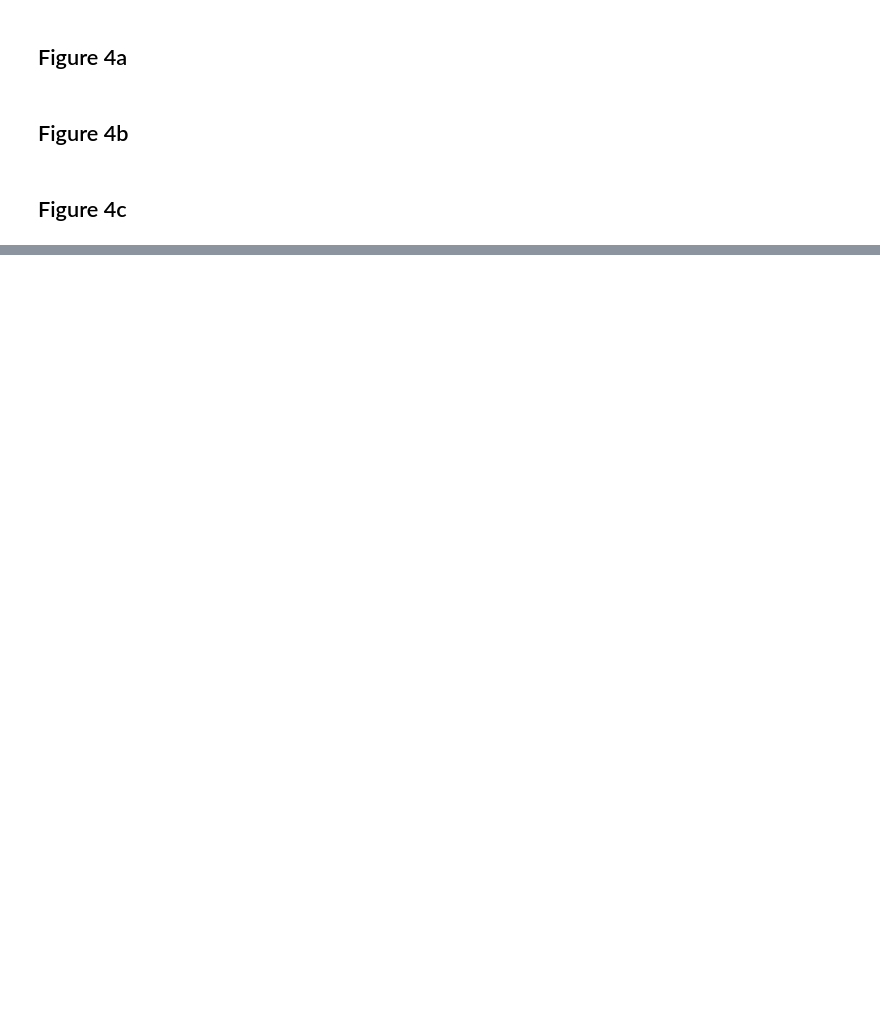
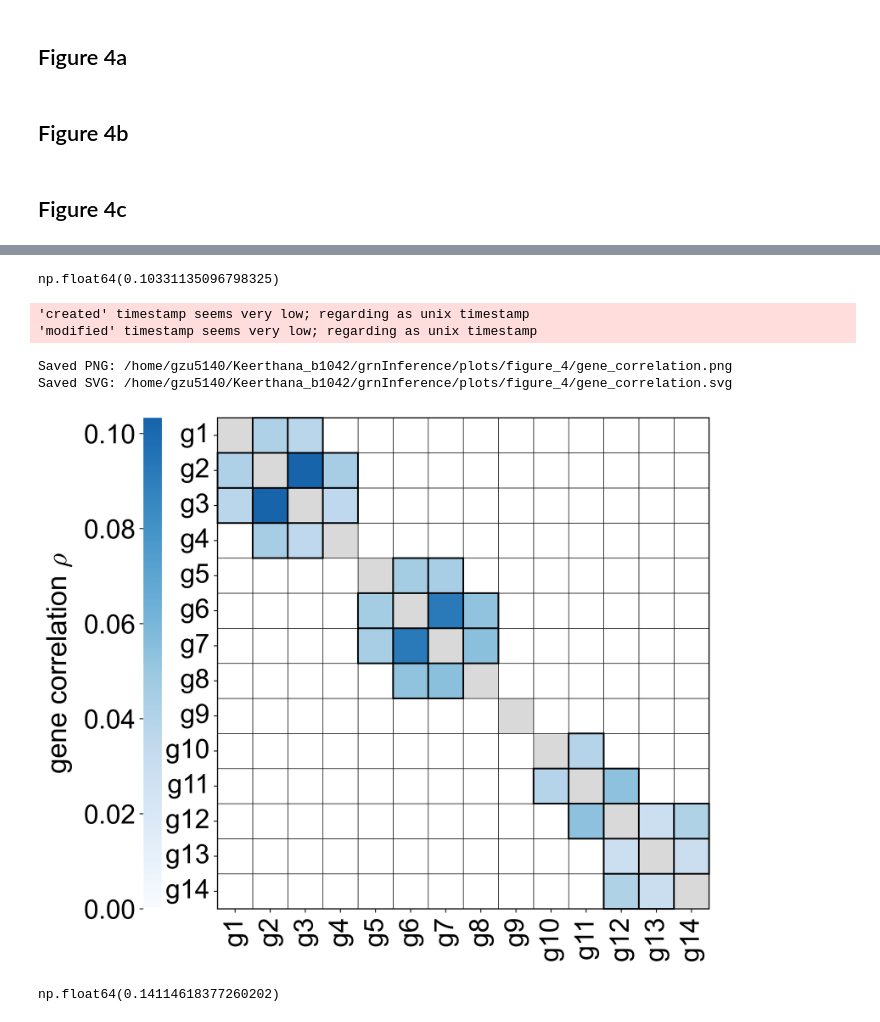
Before and after one commit to GoyalLab/TwINFER, a Jupyter notebook: scripts_to_plot_figures/Figure_4.ipynb, the cells around one changed output, grey strips where cells are left out. Cells and saved outputs as stored; diff of their text form; code cells hidden in the pictures; blank space fills up the shorter version.

```diff
--- a/scripts_to_plot_figures/Figure_4.ipynb
+++ b/scripts_to_plot_figures/Figure_4.ipynb
@@ -444,8 +450,0 @@ multiple_states_and_reg = correlation_matrices['gene_lists']['multiple_states_an
-# %%
-def make_reds_blues_colormap():
-    """Custom red–white–blue colormap (white = 0)."""
-    reds = plt.cm.Reds(np.linspace(0.8, 0, 64))
-    whites = np.ones((1, 4))
-    blues = plt.cm.Blues(np.linspace(0, 0.8, 64))
-    colors = np.vstack((reds, whites, blues))
-    return LinearSegmentedColormap.from_list('RedsBlues', colors)
@@ -452,3 +480,7 @@ def make_reds_blues_colormap():
+# %%
+plot_df.max().max()
+# %% [output]
+np.float64(0.10331135096798325)
 # %%
 #Plot gene-correlation data
 gene_list = sorted(
@@ -459,10 +491,19 @@ gene_labels = [f"g{g.split('_')[1]}" for g in gene_list]
 pairwise_gene_gene_correlation_matrix = pairwise_gene_gene_correlation_matrix.loc[gene_list, gene_list]
 data_matrix = pairwise_gene_gene_correlation_matrix.to_numpy(float)
 np.fill_diagonal(data_matrix, np.nan)
-fig = plt.figure(figsize=(9,8))
-gs = fig.add_gridspec(2, 1, height_ratios=[0.05, 0.95], hspace=0.1)
+fig = plt.figure(figsize=(10, 8))
+
+# LEFT colorbar, RIGHT heatmap
+# To this:
+gs = fig.add_gridspec(
+    1, 2,
+    width_ratios=[0.03, 0.97],
+    wspace=0.01  # Changed from 0.01 to 0.005
+)
+
 cbar_ax = fig.add_subplot(gs[0])
 heatmap_ax = fig.add_subplot(gs[1])
+
 
 plot_matrix = data_matrix.copy()
 plot_matrix[:] = 0.0
@@ -475,27 +516,27 @@ for g1, g2 in potential_regulation:
         plot_matrix[i, j] = data_matrix[i, j]
         plot_matrix[j, i] = data_matrix[j, i]
 np.fill_diagonal(plot_matrix, np.nan)
-vmin = -0.299
-vmax = 0.299
+vmax = plot_df.max().max()
+vmin = plot_df.min().min()
 
-cmap = make_reds_blues_colormap()
+cmap = make_reds_blues_colormap(vmax = vmax, vmin = vmin)
 cmap.set_bad(color="#D9D9D9")
 
 gene_to_label = {
-    "gene_1": r"$g1$",
-    "gene_2": r"$g2$",
-    "gene_3": r"$g3$",
-    "gene_4": r"$g4$",
-    "gene_5": r"$g5$",
-    "gene_6": r"$g6$",
-    "gene_7": r"$g7$",
-    "gene_8": r"$g8$",
-    "gene_9": r"$g9$",
-    "gene_10": r"$g10$",
-    "gene_11": r"$g11$",
-    "gene_12": r"$g12$",
-    "gene_13": r"$g13$",
-    "gene_14": r"$g14$",
+    "gene_1": r"g1",
+    "gene_2": r"g2",
+    "gene_3": r"g3",
+    "gene_4": r"g4",
+    "gene_5": r"g5",
+    "gene_6": r"g6",
+    "gene_7": r"g7",
+    "gene_8": r"g8",
+    "gene_9": r"g9",
+    "gene_10": r"g10",
+    "gene_11": r"g11",
+    "gene_12": r"g12",
+    "gene_13": r"g13",
+    "gene_14": r"g14",
 }
 
 plot_df = pd.DataFrame(
@@ -515,7 +556,7 @@ sns.heatmap(
     square=True,
     cbar=True,
     cbar_ax=cbar_ax,
-    cbar_kws={'orientation': 'horizontal'},
+    cbar_kws={'orientation': 'vertical'},
     linewidths=0.5,
     linecolor="black",
     # center=center
@@ -537,9 +578,10 @@ for g1, g2 in potential_regulation:
             )
             heatmap_ax.add_patch(rect)
 
-cbar_ax.xaxis.set_label_position('top')
-cbar_ax.set_xlabel(r"gene correlation $\rho$", labelpad=10)
-cbar_ax.xaxis.tick_top()
+cbar_ax.yaxis.set_label_position("left")
+cbar_ax.set_ylabel(r"gene correlation $\rho$", rotation=90, labelpad=10)
+cbar_ax.yaxis.tick_left()
+
 xlabels = [gene_to_label.get(g, g) for g in plot_df.columns]
 ylabels = [gene_to_label.get(g, g) for g in plot_df.index]
 
@@ -551,33 +593,43 @@ heatmap_ax.set_aspect("equal")
 fig.patch.set_alpha(0)
 for ax in [heatmap_ax, cbar_ax]:
     ax.set_facecolor("none")
 for im in heatmap_ax.get_images() + cbar_ax.get_images():
     im.set_facecolor((1, 1, 1, 0))
     im.set_edgecolor((1, 1, 1, 0))
 for spine in heatmap_ax.spines.values():
     spine.set_visible(True)
     spine.set_linewidth(1)
     spine.set_edgecolor('black')
     spine.set_clip_on(False)
 
 # --- save ---
 if path_to_plots:
     out = Path(path_to_plots)
     out.mkdir(parents=True, exist_ok=True)
     matrix_type = "gene_correlation"
     png_path = out / f"{matrix_type}.png"
     svg_path = out / f"{matrix_type}.svg"
     pdf_path = out / f"{matrix_type}.pdf"
     plt.savefig(png_path, dpi=300, bbox_inches='tight', transparent=True)
     fig.savefig(svg_path, bbox_inches='tight', transparent=True,
                 facecolor='none', edgecolor='none', format='svg')
     fig.savefig(pdf_path, bbox_inches='tight', transparent=True,
                 facecolor='none', edgecolor='none', format='pdf')
     print(f"Saved PNG: {png_path}")
     print(f"Saved SVG: {svg_path}")
     plt.show()
 # # else:
 plt.show()
+# %% [output]
+'created' timestamp seems very low; regarding as unix timestamp
+'modified' timestamp seems very low; regarding as unix timestamp
+Saved PNG: /home/gzu5140/Keerthana_b1042/grnInference/plots/figure_4/gene_correlation.png
+Saved SVG: /home/gzu5140/Keerthana_b1042/grnInference/plots/figure_4/gene_correlation.svg
+[figure, added]
+# %%
+np.nanmax(plot_matrix)
+# %% [output]
+np.float64(0.14114618377260202)
 # %%
 #Plot TwINFER output
 gene_list = sorted(
```
Also changed, not shown: parts of 5 cells of this notebook, 13 other files.
